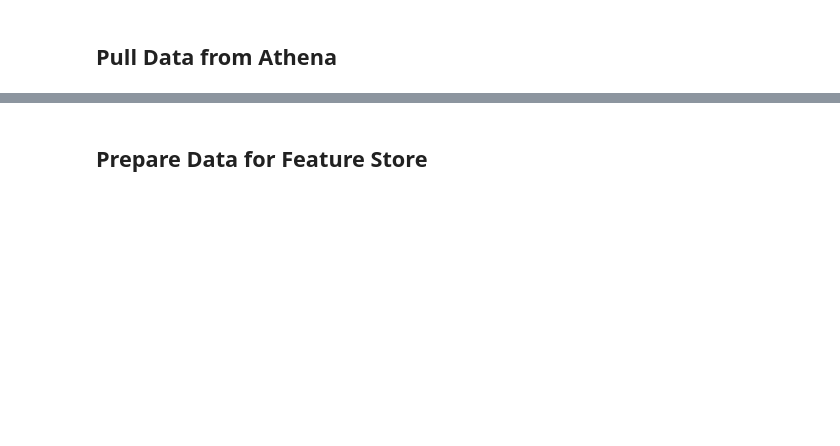
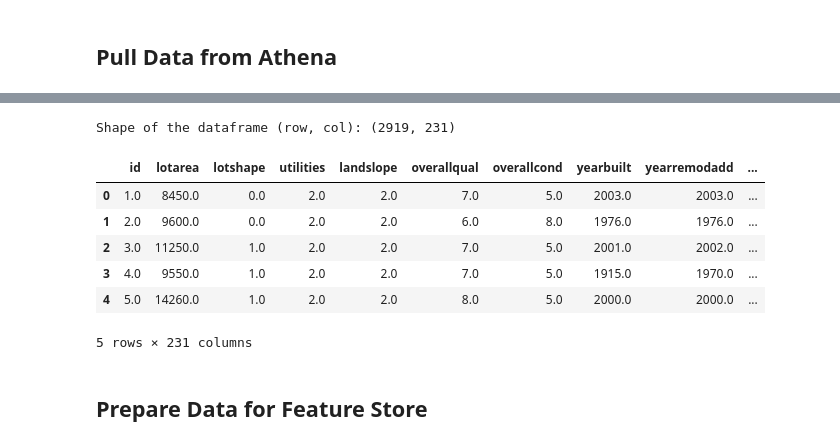
Before and after one commit to ithllc/AAI_540_SU_04, a Jupyter notebook: code/06_Set_Up_Feature_Store.ipynb, the cells around one changed output, grey strips where cells are left out. Drawn from its saved outputs; the diff is of its cells as text; code cells hidden in the pictures; blank space fills up the shorter version.

```diff
--- a/code/06_Set_Up_Feature_Store.ipynb
+++ b/code/06_Set_Up_Feature_Store.ipynb
@@ -73,3 +173,23 @@ df.head(5)
+# %%
+# Impute missing values for numerical columns with median
+numerical_columns = df_encoded.select_dtypes(include=[float, int]).columns.tolist()
+numerical_imputer = SimpleImputer(strategy='median')
+df_numerical_imputed = pd.DataFrame(numerical_imputer.fit_transform(df_encoded[numerical_columns]), columns=numerical_columns)
+
+# Create new imputed dataset
+df_imputed = pd.concat([df_numerical_imputed], axis=1)
+shape = df_imputed.shape
+print("Shape of the dataframe (row, col):",shape,"\r\n")
+df_imputed.head(5)
+# %% [output]
+Shape of the dataframe (row, col): (2919, 231)
+|  | id | lotarea | lotshape | utilities | landslope | overallqual | overallcond | yearbuilt | yearremodadd | ... |
+| 0 | 1.0 | 8450.0 | 0.0 | 2.0 | 2.0 | 7.0 | 5.0 | 2003.0 | 2003.0 | ... |
+| 1 | 2.0 | 9600.0 | 0.0 | 2.0 | 2.0 | 6.0 | 8.0 | 1976.0 | 1976.0 | ... |
+| 2 | 3.0 | 11250.0 | 1.0 | 2.0 | 2.0 | 7.0 | 5.0 | 2001.0 | 2002.0 | ... |
+| 3 | 4.0 | 9550.0 | 1.0 | 2.0 | 2.0 | 7.0 | 5.0 | 1915.0 | 1970.0 | ... |
+| 4 | 5.0 | 14260.0 | 1.0 | 2.0 | 2.0 | 8.0 | 5.0 | 2000.0 | 2000.0 | ... |
+5 rows × 231 columns
 # %% [markdown]
 ## Prepare Data for Feature Store
 # %%
```
Also changed, not shown: parts of 24 cells of this notebook.
